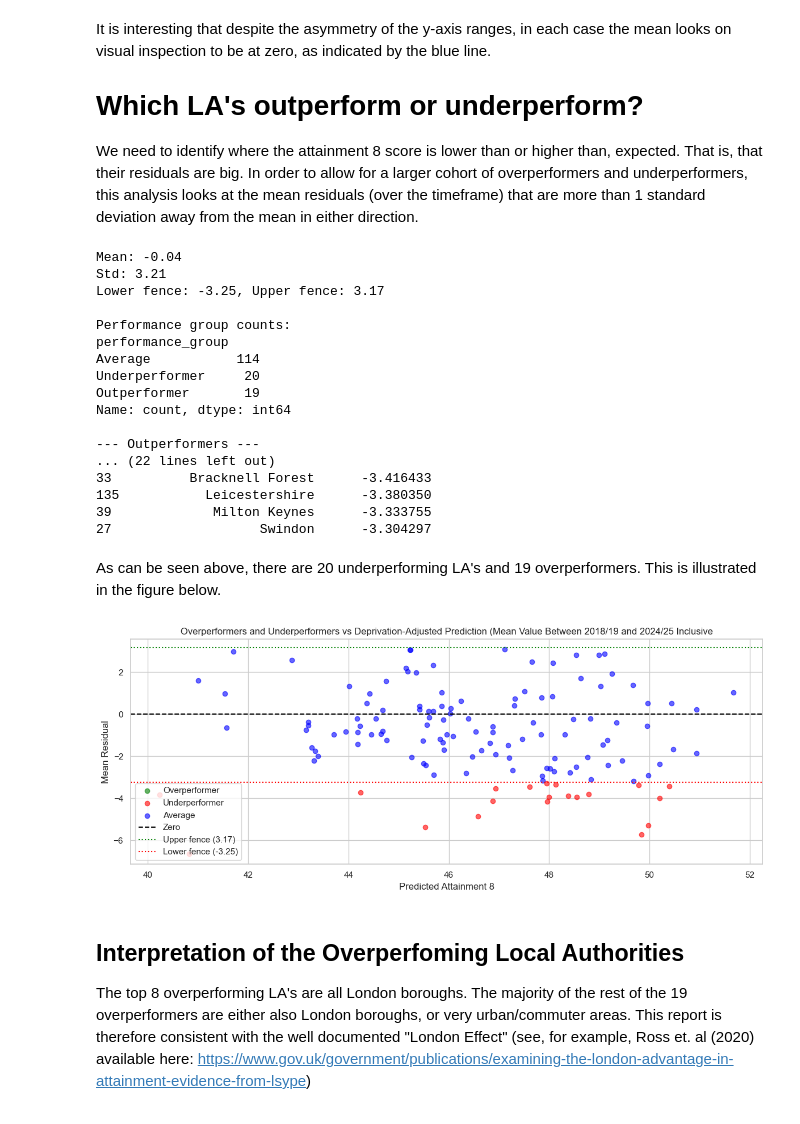
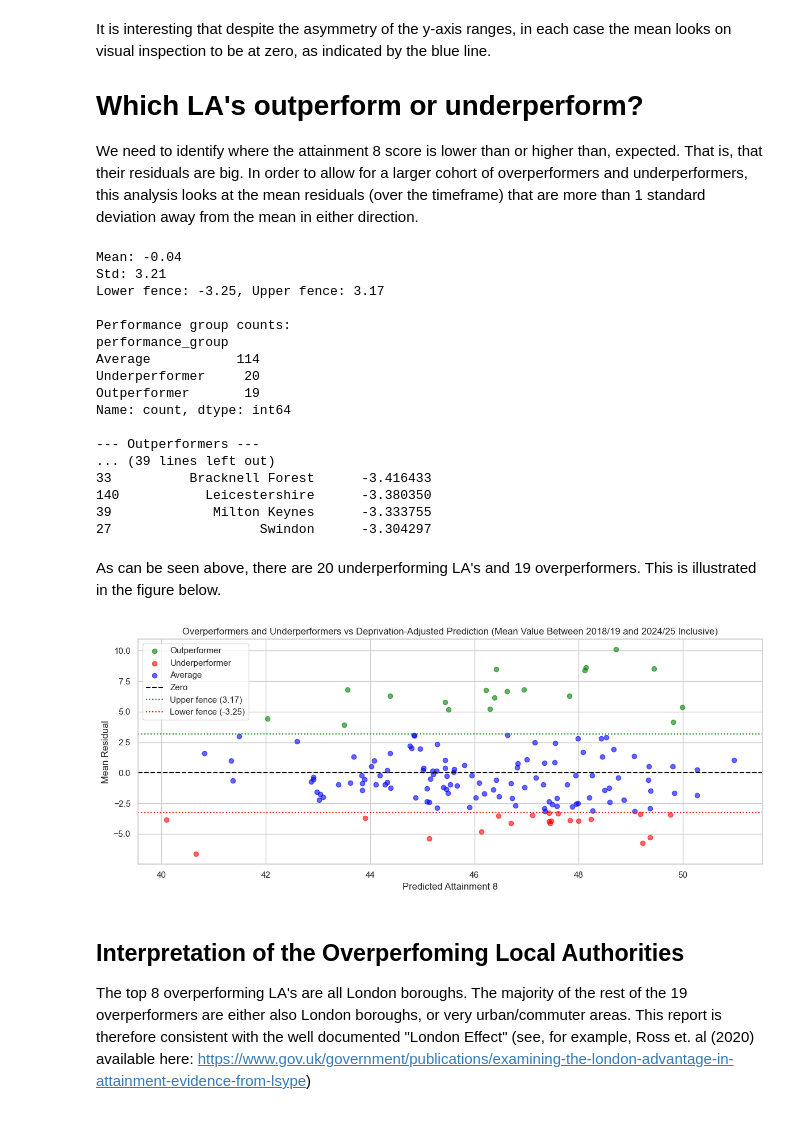
Before and after one commit to AislingLangston/CFG-DS-group-6-2026, a Jupyter notebook: RQ6.ipynb, the cells around one changed output. Cells and saved outputs as stored; diff of their text form; code cells hidden in the pictures.

```diff
--- a/RQ6.ipynb
+++ b/RQ6.ipynb
@@ -266,7 +266,7 @@ print("\nPerformance group counts:")
 print(no_dup_residuals['performance_group'].value_counts())
 
 print("\n--- Outperformers ---")
-print(no_dup_residuals[no_dup_residuals['performance_group'] == 'Overperformer']
+print(no_dup_residuals[no_dup_residuals['performance_group'] == 'Outperformer']
       [['la_name', 'mean_residual']]
       .sort_values('mean_residual', ascending=False))
 
@@ -287,34 +287,34 @@ Outperformer       19
 Name: count, dtype: int64
 
 --- Outperformers ---
-... (22 lines left out)
+... (39 lines left out)
 33          Bracknell Forest      -3.416433
-135           Leicestershire      -3.380350
+140           Leicestershire      -3.380350
 39             Milton Keynes      -3.333755
 27                   Swindon      -3.304297
 # %% [markdown]
 As can be seen above, there are 20 underperforming LA's and 19 overperformers. This is illustrated in the figure below.
 # %%
-colour_map = {'Overperformer': 'green', 'Underperformer': 'red', 'Average': 'blue'}
+colour_map = {'Outperformer': 'green', 'Underperformer': 'red', 'Average': 'blue'}
 
 fig, ax = plt.subplots(figsize=(12, 5))
 
 for group, colour in colour_map.items():
     subset = no_dup_residuals[no_dup_residuals['performance_group'] == group]
     ax.scatter(subset['predicted_a8'], subset['mean_residual'],
                color=colour, alpha=0.6, label=group)
 
 ax.axhline(0, color='black', linestyle='--', label='Zero')
 ax.axhline(upper_fence, color='green', linestyle=':', label=f'Upper fence ({upper_fence:.2f})')
 ax.axhline(lower_fence, color='red', linestyle=':', label=f'Lower fence ({lower_fence:.2f})')
 ax.set_xlabel('Predicted Attainment 8')
 ax.set_ylabel('Mean Residual')
-ax.set_title('Overperformers and Underperformers vs Deprivation-Adjusted Prediction (Mean Value Between 2018/19 and 2024/25 Inclusive')
+ax.set_title('Overperformers and Underperformers vs Deprivation-Adjusted Prediction (Mean Value Between 2018/19 and 2024/25 Inclusive)')
 ax.legend()
 plt.tight_layout()
 plt.show()
 # %% [output]
-[figure, old version]
+[figure, new version]
 # %% [markdown]
 ## Interpretation of the Overperfoming Local Authorities
 
```
Also changed, not shown: parts of 6 cells of this notebook, 3 other files.
